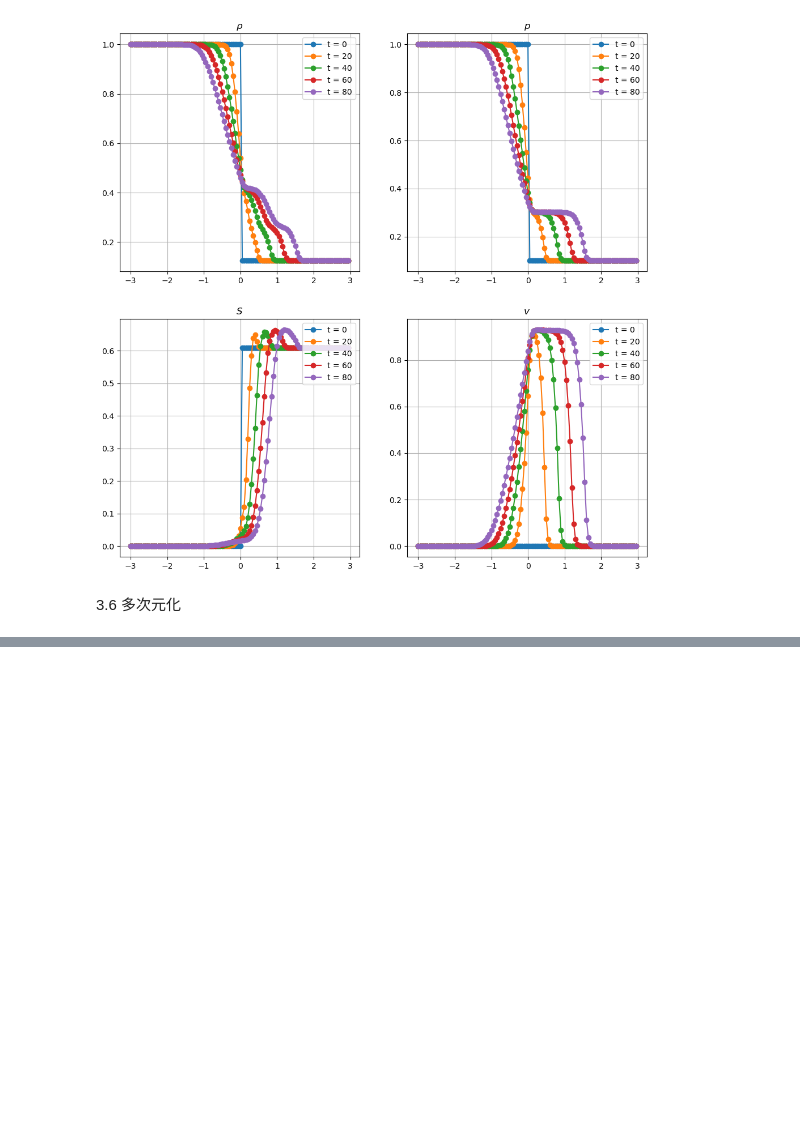
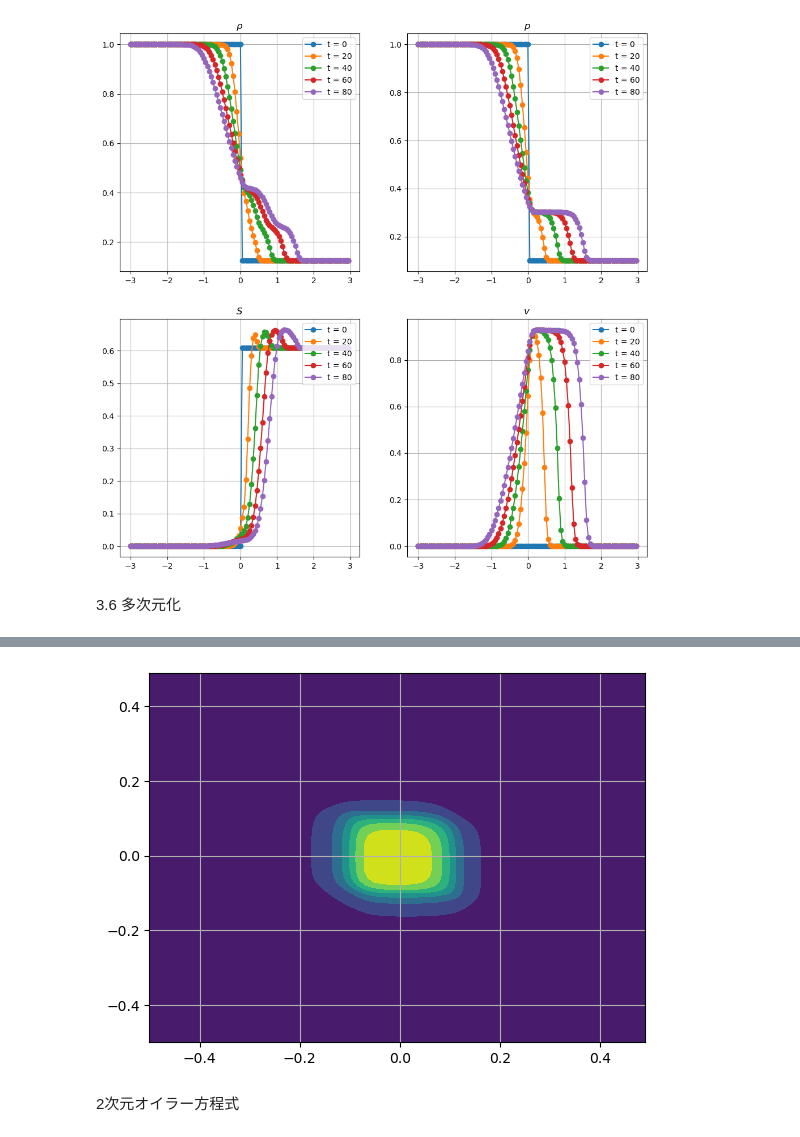
Before and after one commit to Keita-A/RadiativeMHD-simulation, a Jupyter notebook: chap3.ipynb, the cells around one changed output, grey strips where cells are left out. Saved outputs shown, nothing was run; the diff lists cells and outputs as text; code cells hidden in the pictures; blank space fills up the shorter version.

```diff
--- a/chap3.ipynb
+++ b/chap3.ipynb
@@ -703,0 +734,56 @@ plt.show()
+# %%
+def minmod(x, y):
+    return np.sign(x) * np.maximum(0, np.minimum(np.abs(x), np.sign(x)*y))
+
+
+dx = 0.01
+dy = 0.01
+dt = 0.001
+x = np.arange(-0.5, 0.5, dx)
+y = np.arange(-0.5, 0.5, dy)
+X, Y = np.meshgrid(x, y)
+c = 1.0
+d = 1.0
+
+u = np.ones(X.shape)
+u[(-0.1 < X) & (X < 0.1) & (-0.1 < Y) & (Y < 0.1)] = 2.0
+F = np.zeros(u.shape)
+F_next = np.zeros(u.shape)
+uLx = np.zeros(u.shape)
+uRx = np.zeros(u.shape)
+uLy = np.zeros(u.shape)
+uRy = np.zeros(u.shape)
+
+#minmod
+step = int(1.0/dt)
+for t in range(step+1):
+    u_bar = u.copy()
+    uLx = u + 1/2 * minmod(np.roll(u, -1, axis=1) - u, u - np.roll(u, 1, axis=1))
+    uRx = np.roll(u, -1, axis=1) - 1/2 * minmod(np.roll(u, -1, axis=1) - u, np.roll(u, -2, axis=1) - np.roll(u, -1, axis=1))
+    F_x = 1/2 * c * (uLx + uRx) - abs(c)/2 * (uRx - uLx)
+    u_bar += -dt/dx * (F_x - np.roll(F_x, 1, axis=1))
+    uLy = u + 1/2 * minmod(np.roll(u, -1, axis=0) - u, u - np.roll(u, 1, axis=0))
+    uRy = np.roll(u, -1, axis=0) - 1/2 * minmod(np.roll(u, -1, axis=0) - u, np.roll(u, -2, axis=0) - np.roll(u, -1, axis=0))
+    F_y = 1/2 * d * (uLy + uRy) - abs(d)/2 * (uRy - uLy)
+
+    u_bar -dt/dx * (F_y - np.roll(F_y, 1, axis=0))
+
+    uLx = u_bar + 1/2 * minmod(np.roll(u_bar, -1, axis=1) - u_bar, u_bar - np.roll(u_bar, 1, axis=1))
+    uRx = np.roll(u_bar, -1, axis=1) - 1/2 * minmod(np.roll(u_bar, -1, axis=1) - u_bar, np.roll(u_bar, -2, axis=1) - np.roll(u_bar, -1, axis=1))
+    F_next_x = 1/2 * c * (uLx + uRx) - abs(c)/2 * (uRx - uLx)
+    uLy = u_bar + 1/2 * minmod(np.roll(u_bar, -1, axis=0) - u_bar, u_bar - np.roll(u_bar, 1, axis=0))
+    uRy = np.roll(u_bar, -1, axis=0) - 1/2 * minmod(np.roll(u_bar, -1, axis=0) - u_bar, np.roll(u_bar, -2, axis=0) - np.roll(u_bar, -1, axis=0))
+    F_next_y = 1/2 * d * (uLy + uRy) - abs(d)/2 * (uRy - uLy)
+
+    F_x = 1/2 * (F_x + F_next_x)
+    F_y = 1/2 * (F_y + F_next_y)
+    u += - dt/dx * (F_x - np.roll(F_x, 1, axis=1)) - dt/dy * (F_y - np.roll(F_y, 1, axis=0))
+
+plt.contourf(X, Y, u)
+
+plt.grid()
+plt.show()
+# %% [output]
+[figure, added]
+# %% [markdown]
+2次元オイラー方程式
```
Also changed, not shown: parts of 2 cells of this notebook.
